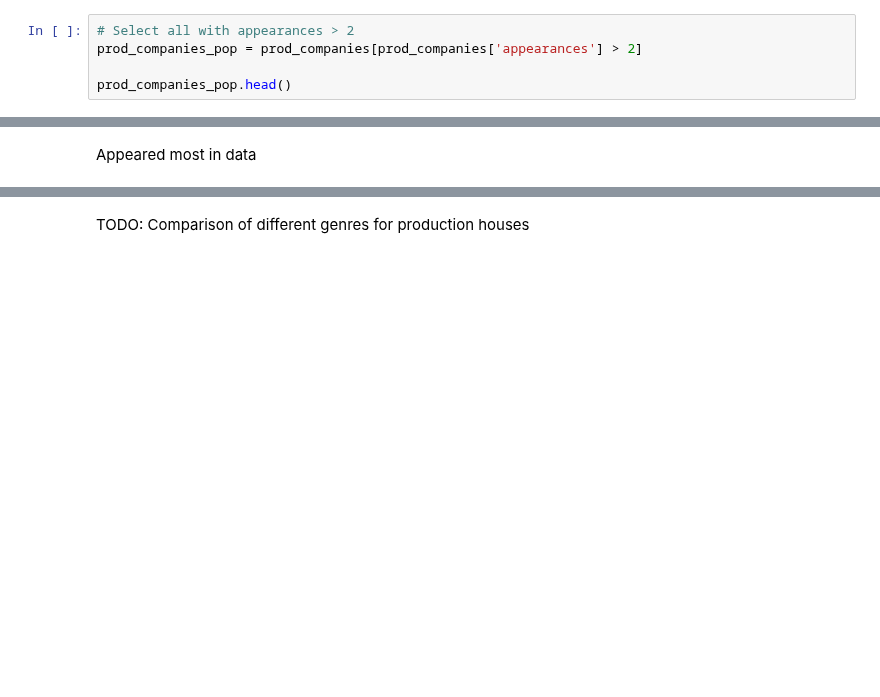
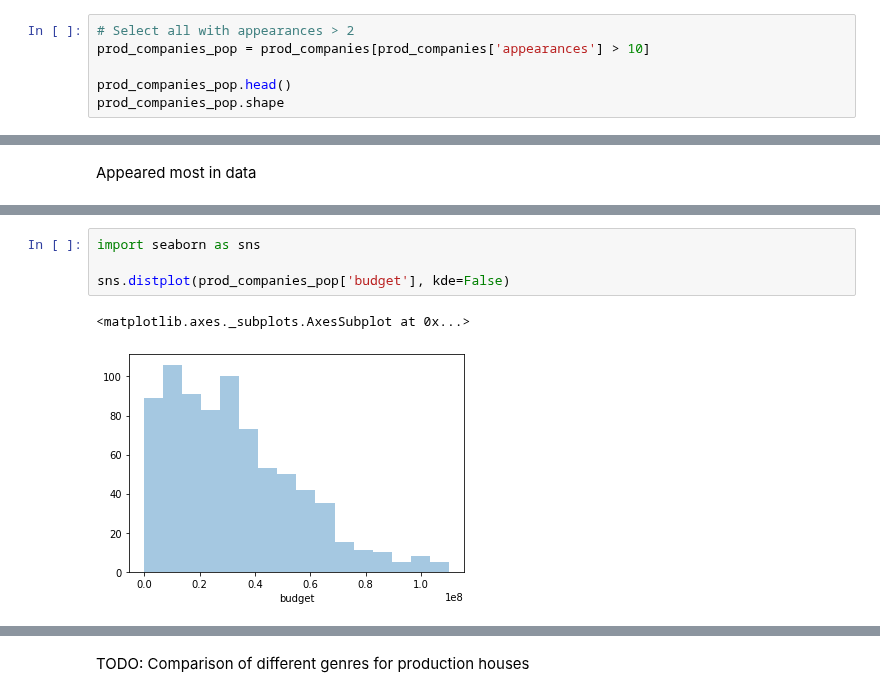
Before and after one commit to dluo96/datatonic-challenge, a Jupyter notebook: data-visualisation/production_company_analysis.ipynb, the cells around one changed output, grey strips where cells are left out. Saved outputs shown, nothing was run; the diff lists cells and outputs as text; blank space fills up the shorter version.

```diff
--- a/data-visualisation/production_company_analysis.ipynb
+++ b/data-visualisation/production_company_analysis.ipynb
@@ -123,7 +123,8 @@ prod_companies.describe()
 | max | 1.500000e+08 | 116.700319 | 5.463881e+08 | 174.000000 | 9.300000 | 4369.000000 | 281.000000 |
 # %%
 # Select all with appearances > 2
-prod_companies_pop = prod_companies[prod_companies['appearances'] > 2]
+prod_companies_pop = prod_companies[prod_companies['appearances'] > 10]
 
 prod_companies_pop.head()
+prod_companies_pop.shape
 # %% [output]
@@ -233,3 +229,10 @@ prod_companies_pop.nlargest(5,['appearances'])
 | 26 | Paramount Pictures | 3.763521e+07 | 22.140408 | 9.635208e+07 | 108.339844 | 6.161719 | 627.570312 | 256 |
 | 35 | Twentieth Century Fox Film Corpor... | 4.248594e+07 | 26.318939 | 1.252882e+08 | 106.939698 | 6.108040 | 887.356784 | 199 |
 | 49 | Columbia Pictures | 4.559268e+07 | 26.943474 | 1.013324e+08 | 108.883978 | 6.146409 | 830.132597 | 181 |
+# %%
+import seaborn as sns
+
+sns.distplot(prod_companies_pop['budget'], kde=False)
+# %% [output]
+<matplotlib.axes._subplots.AxesSubplot at 0x...>
+[figure, added]
```
Also changed, not shown: parts of 2 cells of this notebook.
